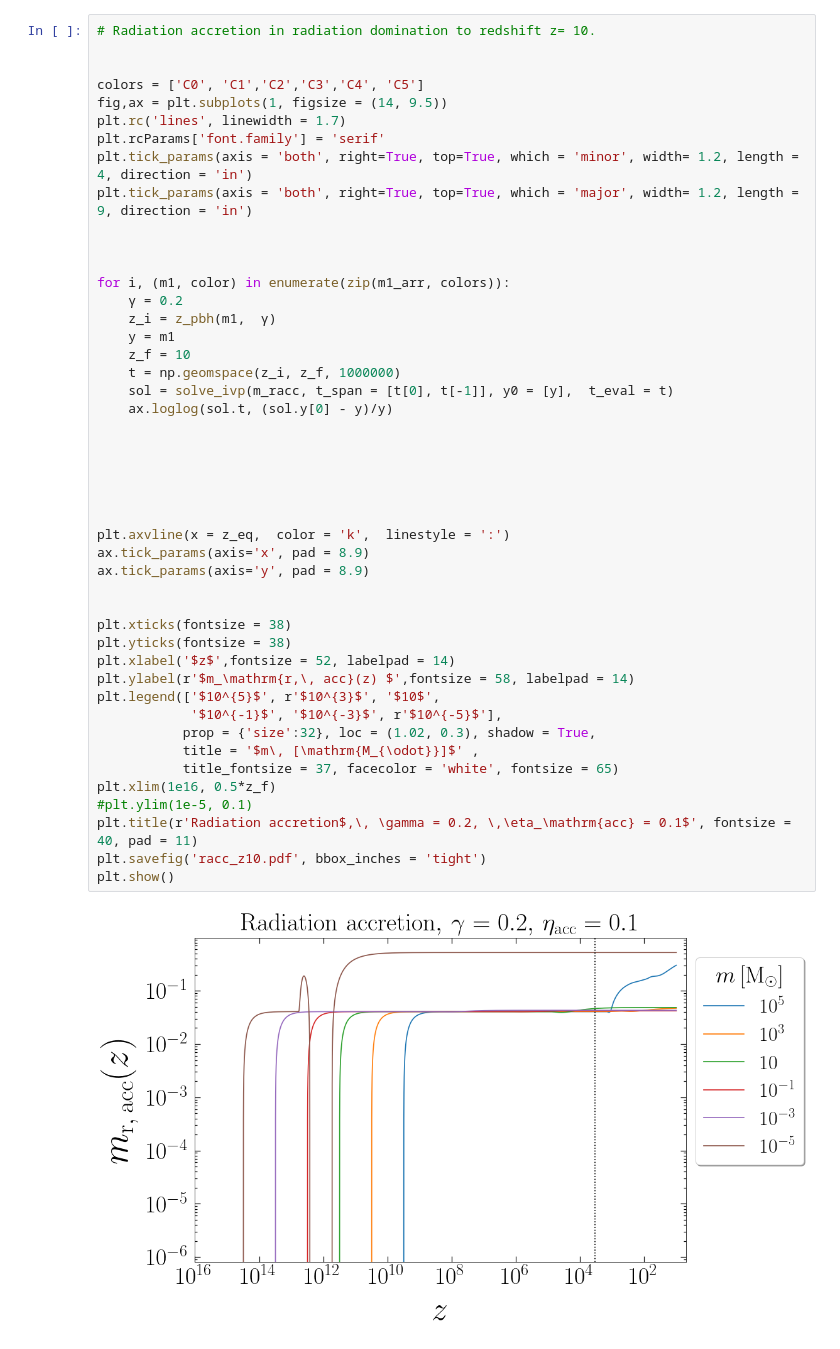
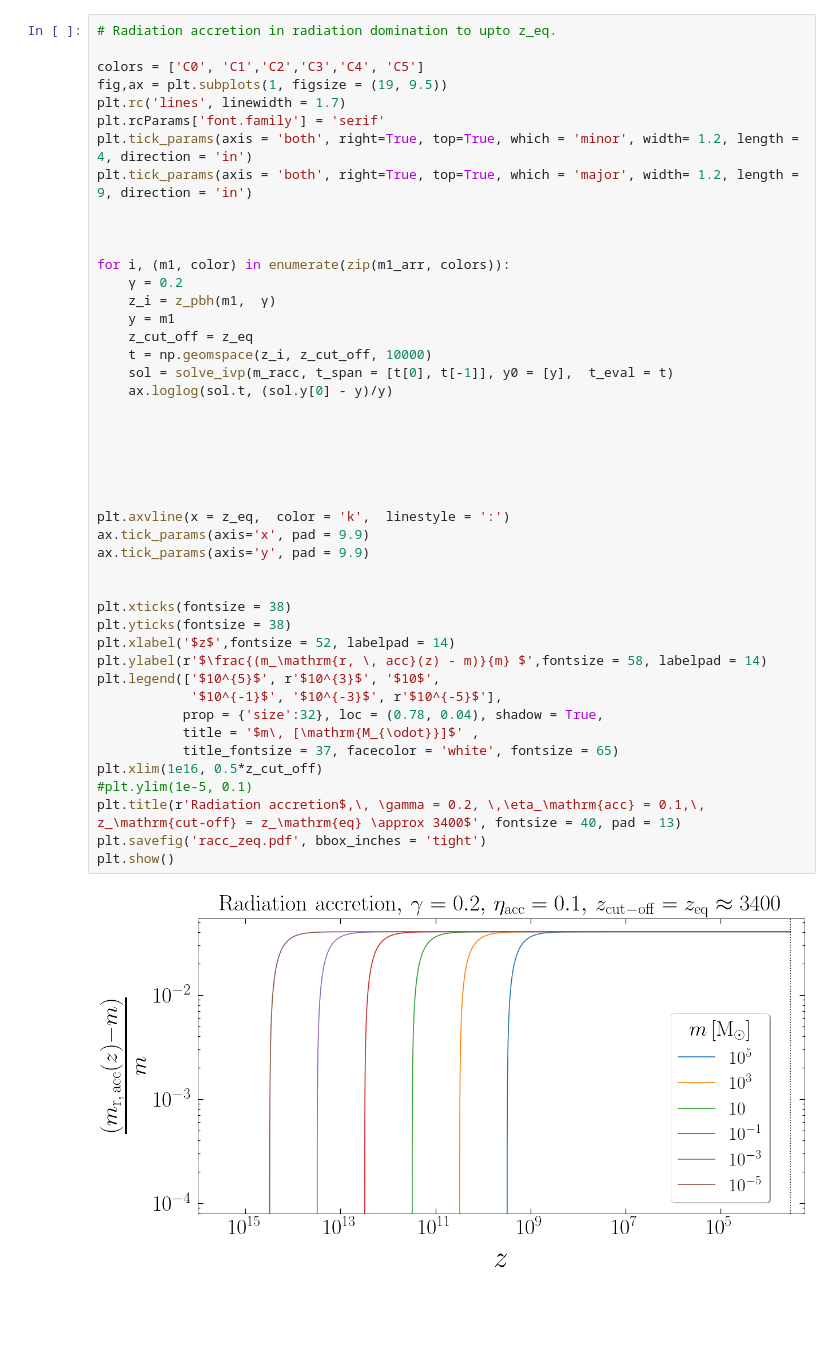
Before and after one commit to pratibhajangra591/project-2, a Jupyter notebook: accretion.ipynb, the cells around one changed output. Drawn from its saved outputs; the diff is of its cells as text; blank space fills up the shorter version.

```diff
--- a/accretion.ipynb
+++ b/accretion.ipynb
@@ -107,49 +97,48 @@ plt.show()
 # %%
-# Radiation accretion in radiation domination to redshift z= 10.
-
+# Radiation accretion in radiation domination to upto z_eq.
 
 colors = ['C0', 'C1','C2','C3','C4', 'C5']
-fig,ax = plt.subplots(1, figsize = (14, 9.5))
+fig,ax = plt.subplots(1, figsize = (19, 9.5))
 plt.rc('lines', linewidth = 1.7)
 plt.rcParams['font.family'] = 'serif'
 plt.tick_params(axis = 'both', right=True, top=True, which = 'minor', width= 1.2, length = 4, direction = 'in')
 plt.tick_params(axis = 'both', right=True, top=True, which = 'major', width= 1.2, length = 9, direction = 'in')
 
 
 
 for i, (m1, color) in enumerate(zip(m1_arr, colors)):
     γ = 0.2
     z_i = z_pbh(m1,  γ)
     y = m1
-    z_f = 10
-    t = np.geomspace(z_i, z_f, 1000000)
+    z_cut_off = z_eq
+    t = np.geomspace(z_i, z_cut_off, 10000)
     sol = solve_ivp(m_racc, t_span = [t[0], t[-1]], y0 = [y],  t_eval = t)
     ax.loglog(sol.t, (sol.y[0] - y)/y)
 
 
 
 
 
 
 plt.axvline(x = z_eq,  color = 'k',  linestyle = ':')
-ax.tick_params(axis='x', pad = 8.9)
-ax.tick_params(axis='y', pad = 8.9)
+ax.tick_params(axis='x', pad = 9.9)
+ax.tick_params(axis='y', pad = 9.9)
 
 
 plt.xticks(fontsize = 38)
 plt.yticks(fontsize = 38)
 plt.xlabel('$z$',fontsize = 52, labelpad = 14)
-plt.ylabel(r'$m_\mathrm{r,\, acc}(z) $',fontsize = 58, labelpad = 14)
+plt.ylabel(r'$\frac{(m_\mathrm{r, \, acc}(z) - m)}{m} $',fontsize = 58, labelpad = 14)
 plt.legend(['$10^{5}$', r'$10^{3}$', '$10$',
             '$10^{-1}$', '$10^{-3}$', r'$10^{-5}$'],
-           prop = {'size':32}, loc = (1.02, 0.3), shadow = True,
+           prop = {'size':32}, loc = (0.78, 0.04), shadow = True,
            title = '$m\, [\mathrm{M_{\odot}}]$' ,
            title_fontsize = 37, facecolor = 'white', fontsize = 65)
-plt.xlim(1e16, 0.5*z_f)
+plt.xlim(1e16, 0.5*z_cut_off)
 #plt.ylim(1e-5, 0.1)
-plt.title(r'Radiation accretion$,\, \gamma = 0.2, \,\eta_\mathrm{acc} = 0.1$', fontsize = 40, pad = 11)
-plt.savefig('racc_z10.pdf', bbox_inches = 'tight')
+plt.title(r'Radiation accretion$,\, \gamma = 0.2, \,\eta_\mathrm{acc} = 0.1,\, z_\mathrm{cut-off} = z_\mathrm{eq} \approx 3400$', fontsize = 40, pad = 13)
+plt.savefig('racc_zeq.pdf', bbox_inches = 'tight')
 plt.show()
 # %% [output]
-[figure, old version]
+[figure, new version]
 # %%
```
Also changed, not shown: parts of 7 cells of this notebook.
